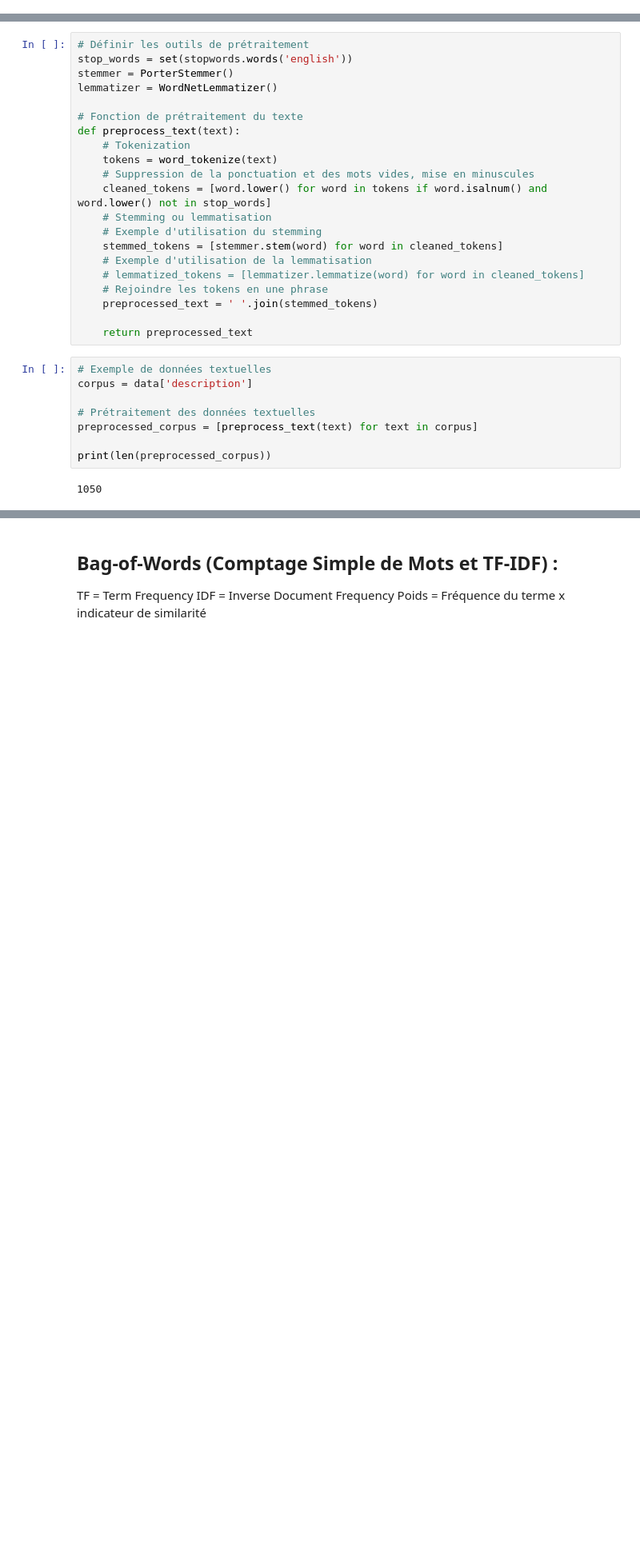
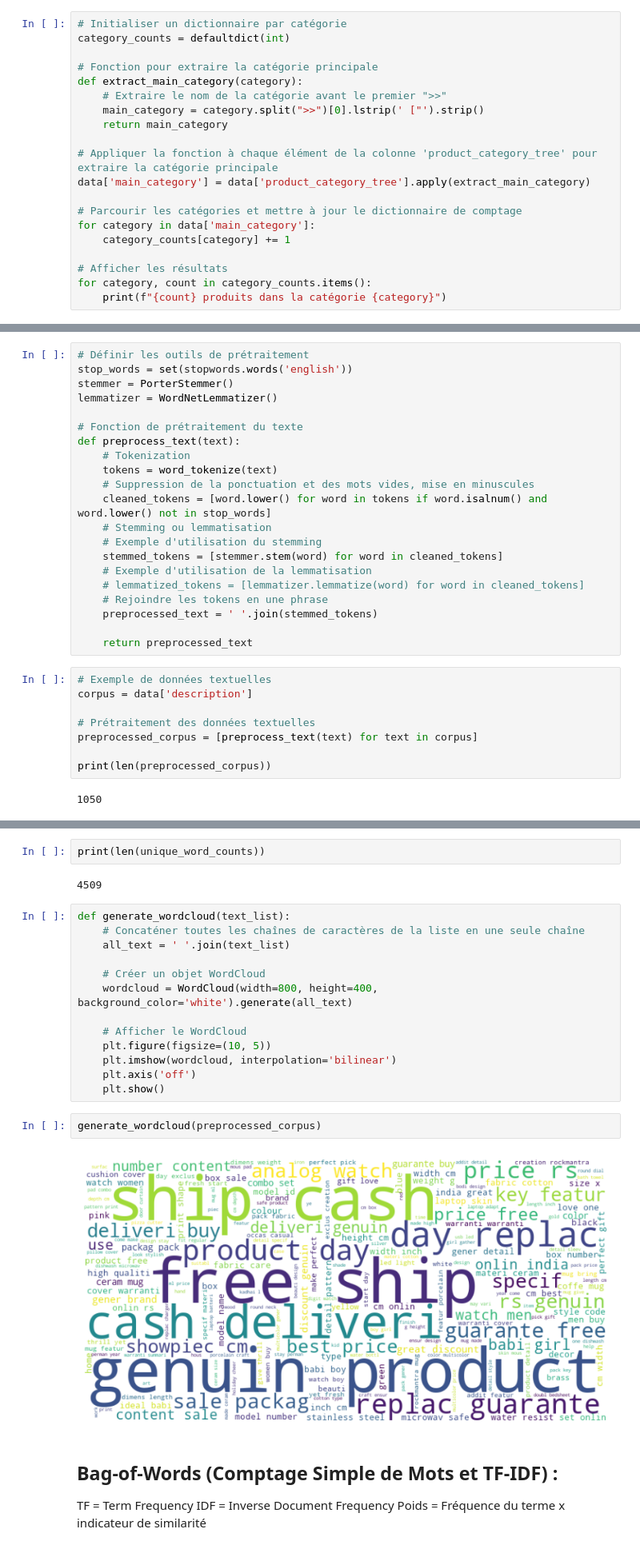
Before and after one commit to Tarek-D/P6_Classifiez_automatiquement_des_biens_de_consommation, a Jupyter notebook: Etude/evaluation_faisabilite.ipynb, the cells around one changed output, grey strips where cells are left out. Shown at 80% size. Cells and saved outputs as stored; diff of their text form; blank space fills up the shorter version.

```diff
--- a/Etude/evaluation_faisabilite.ipynb
+++ b/Etude/evaluation_faisabilite.ipynb
@@ -229,0 +239,20 @@ for category, count in category_counts.items():
+# %%
+# Initialiser un dictionnaire par catégorie
+category_counts = defaultdict(int)
+
+# Fonction pour extraire la catégorie principale
+def extract_main_category(category):
+    # Extraire le nom de la catégorie avant le premier ">>"
+    main_category = category.split(">>")[0].lstrip(' ["').strip()
+    return main_category
+
+# Appliquer la fonction à chaque élément de la colonne 'product_category_tree' pour extraire la catégorie principale
+data['main_category'] = data['product_category_tree'].apply(extract_main_category)
+
+# Parcourir les catégories et mettre à jour le dictionnaire de comptage
+for category in data['main_category']:
+    category_counts[category] += 1
+
+# Afficher les résultats
+for category, count in category_counts.items():
+    print(f"{count} produits dans la catégorie {category}")
@@ -360,3 +435,24 @@ print(len(preprocessed_corpus))
+# %%
+print(len(unique_word_counts))
+# %% [output]
+4509
+# %%
+def generate_wordcloud(text_list):
+    # Concaténer toutes les chaînes de caractères de la liste en une seule chaîne
+    all_text = ' '.join(text_list)
+
+    # Créer un objet WordCloud
+    wordcloud = WordCloud(width=800, height=400, background_color='white').generate(all_text)
+
+    # Afficher le WordCloud
+    plt.figure(figsize=(10, 5))
+    plt.imshow(wordcloud, interpolation='bilinear')
+    plt.axis('off')
+    plt.show()
+# %%
+generate_wordcloud(preprocessed_corpus)
+# %% [output]
+[figure, added]
 # %% [markdown]
 ## Bag-of-Words (Comptage Simple de Mots et TF-IDF) :
 TF = Term Frequency
```
Also changed, not shown: parts of 12 cells of this notebook.
